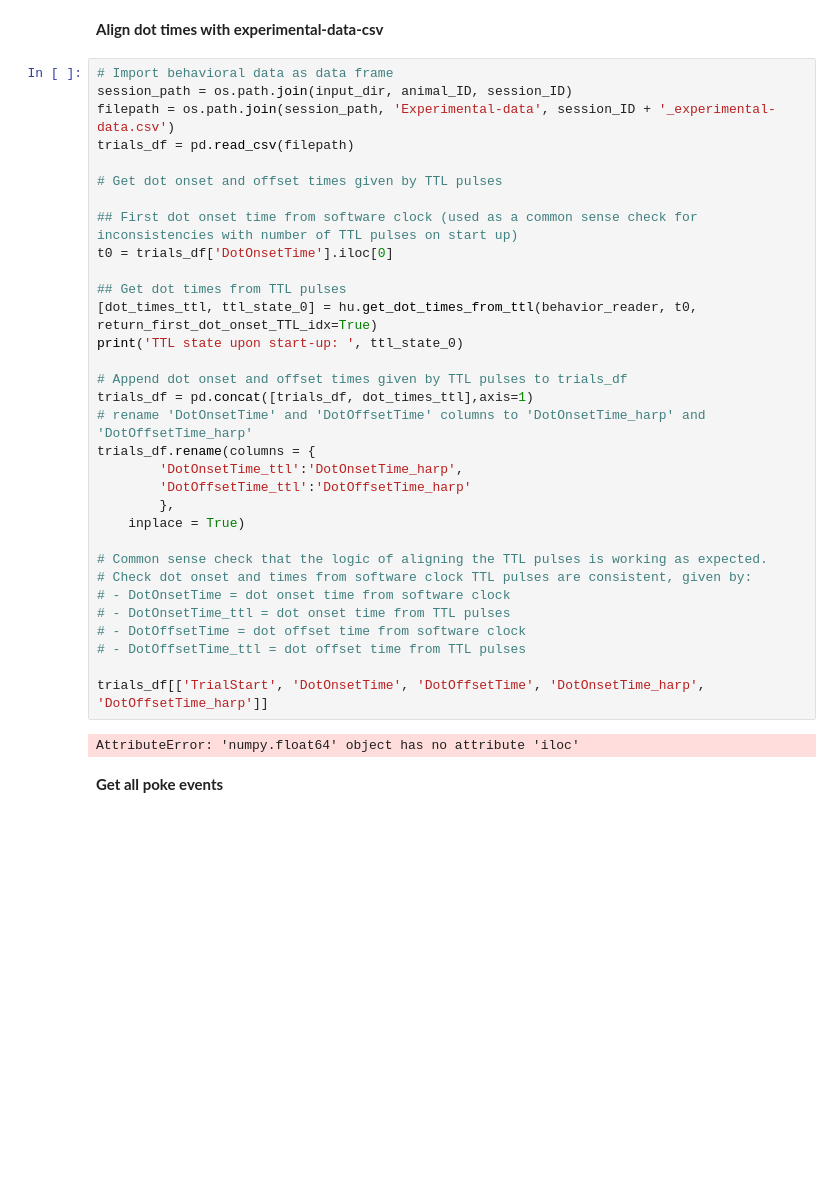
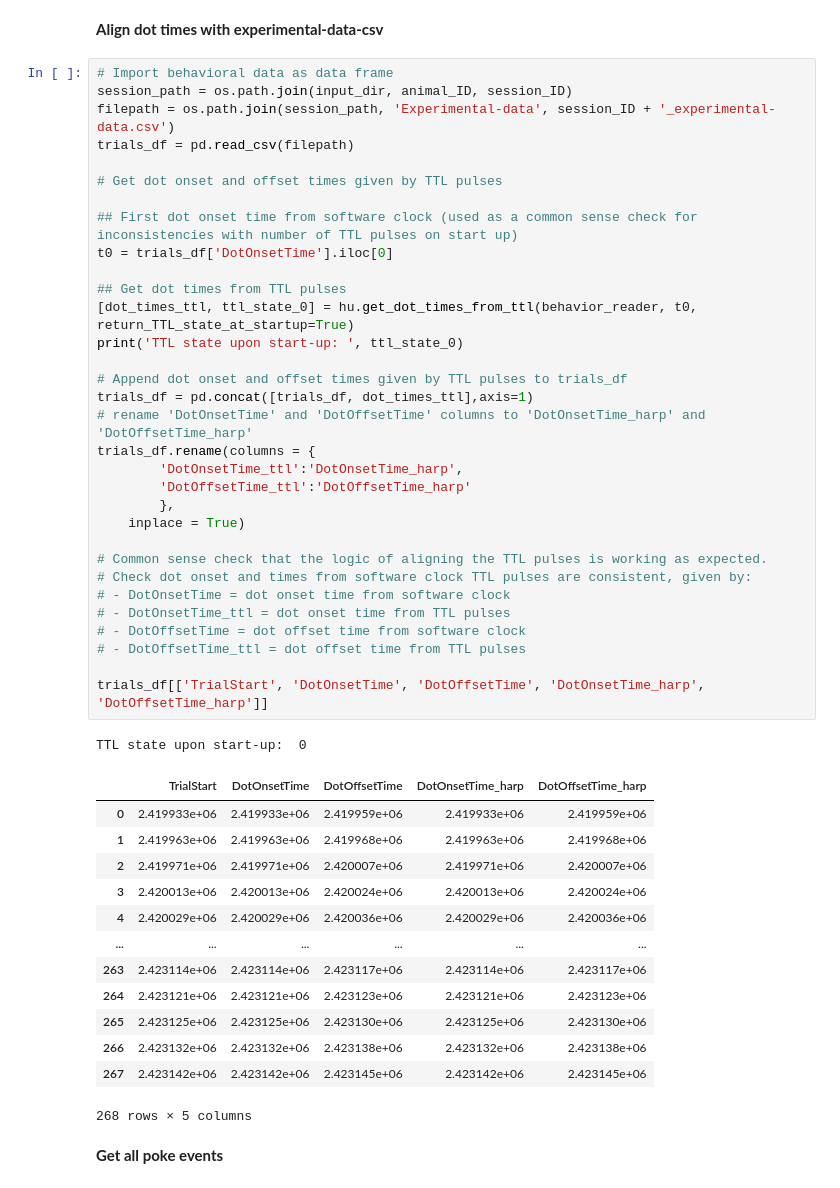
Before and after one commit to SainsburyWellcomeCentre/FNT_timestamp_alignment, a Jupyter notebook: harp/get_harp_timestamps_df.ipynb, the cells around one changed output. Saved outputs shown, nothing was run; the diff lists cells and outputs as text; blank space fills up the shorter version.

```diff
--- a/harp/get_harp_timestamps_df.ipynb
+++ b/harp/get_harp_timestamps_df.ipynb
@@ -73,35 +73,48 @@ plt.show()
 session_path = os.path.join(input_dir, animal_ID, session_ID)
 filepath = os.path.join(session_path, 'Experimental-data', session_ID + '_experimental-data.csv')
 trials_df = pd.read_csv(filepath)
 
 # Get dot onset and offset times given by TTL pulses
 
 ## First dot onset time from software clock (used as a common sense check for inconsistencies with number of TTL pulses on start up)
 t0 = trials_df['DotOnsetTime'].iloc[0]
 
 ## Get dot times from TTL pulses
-[dot_times_ttl, ttl_state_0] = hu.get_dot_times_from_ttl(behavior_reader, t0, return_first_dot_onset_TTL_idx=True)
+[dot_times_ttl, ttl_state_0] = hu.get_dot_times_from_ttl(behavior_reader, t0, return_TTL_state_at_startup=True)
 print('TTL state upon start-up: ', ttl_state_0)
 
 # Append dot onset and offset times given by TTL pulses to trials_df
 trials_df = pd.concat([trials_df, dot_times_ttl],axis=1)
 # rename 'DotOnsetTime' and 'DotOffsetTime' columns to 'DotOnsetTime_harp' and 'DotOffsetTime_harp'
 trials_df.rename(columns = {
         'DotOnsetTime_ttl':'DotOnsetTime_harp',
         'DotOffsetTime_ttl':'DotOffsetTime_harp'
         },
     inplace = True)
 
 # Common sense check that the logic of aligning the TTL pulses is working as expected.
 # Check dot onset and times from software clock TTL pulses are consistent, given by:
 # - DotOnsetTime = dot onset time from software clock
 # - DotOnsetTime_ttl = dot onset time from TTL pulses
 # - DotOffsetTime = dot offset time from software clock
 # - DotOffsetTime_ttl = dot offset time from TTL pulses
 
 trials_df[['TrialStart', 'DotOnsetTime', 'DotOffsetTime', 'DotOnsetTime_harp', 'DotOffsetTime_harp']]
 # %% [output]
-AttributeError: 'numpy.float64' object has no attribute 'iloc'
+TTL state upon start-up:  0
+|  | TrialStart | DotOnsetTime | DotOffsetTime | DotOnsetTime_harp | DotOffsetTime_harp |
+| 0 | 2.419933e+06 | 2.419933e+06 | 2.419959e+06 | 2.419933e+06 | 2.419959e+06 |
+| 1 | 2.419963e+06 | 2.419963e+06 | 2.419968e+06 | 2.419963e+06 | 2.419968e+06 |
+| 2 | 2.419971e+06 | 2.419971e+06 | 2.420007e+06 | 2.419971e+06 | 2.420007e+06 |
+| 3 | 2.420013e+06 | 2.420013e+06 | 2.420024e+06 | 2.420013e+06 | 2.420024e+06 |
+| 4 | 2.420029e+06 | 2.420029e+06 | 2.420036e+06 | 2.420029e+06 | 2.420036e+06 |
+| ... | ... | ... | ... | ... | ... |
+| 263 | 2.423114e+06 | 2.423114e+06 | 2.423117e+06 | 2.423114e+06 | 2.423117e+06 |
+| 264 | 2.423121e+06 | 2.423121e+06 | 2.423123e+06 | 2.423121e+06 | 2.423123e+06 |
+| 265 | 2.423125e+06 | 2.423125e+06 | 2.423130e+06 | 2.423125e+06 | 2.423130e+06 |
+| 266 | 2.423132e+06 | 2.423132e+06 | 2.423138e+06 | 2.423132e+06 | 2.423138e+06 |
+| 267 | 2.423142e+06 | 2.423142e+06 | 2.423145e+06 | 2.423142e+06 | 2.423145e+06 |
+268 rows × 5 columns
 # %% [markdown]
 **Get all poke events**
 # %%
```
Also changed, not shown: parts of 2 cells of this notebook, 1 other file.
